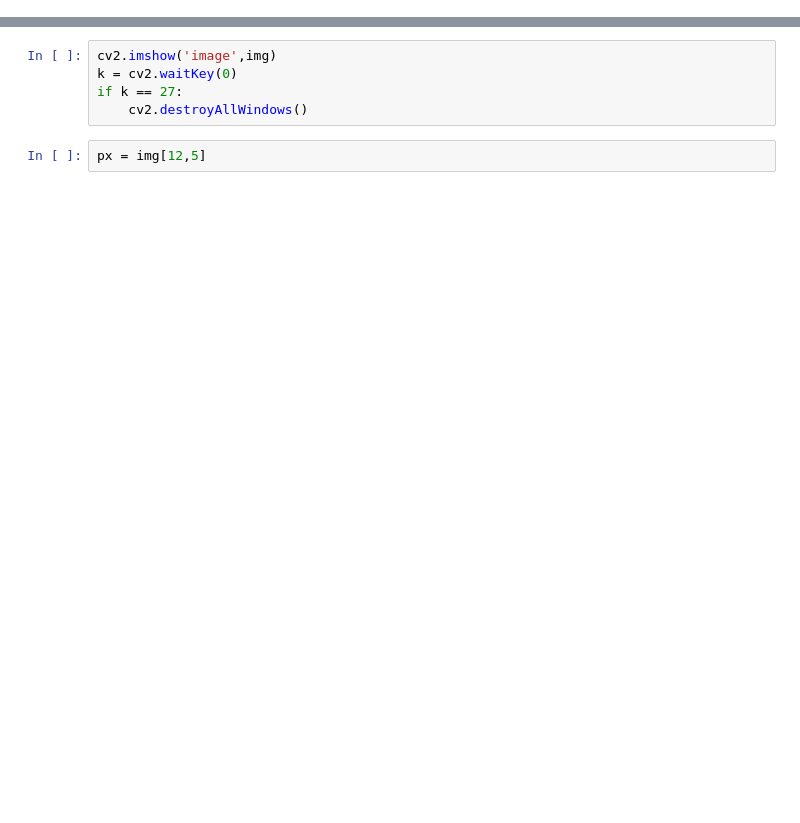
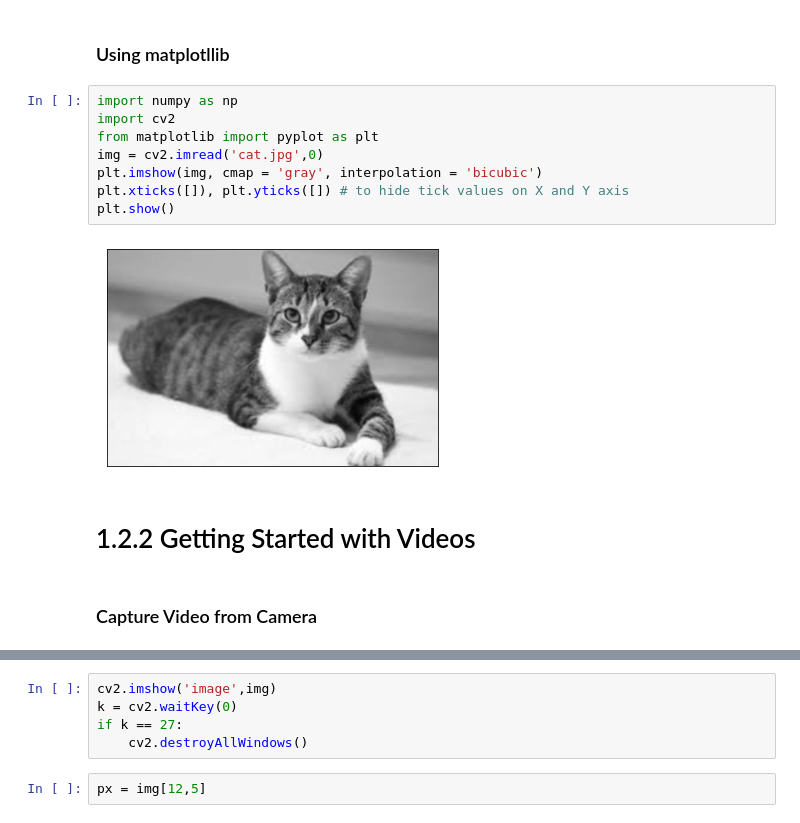
Before and after one commit to ParkJooHong/ComputerVison2020, a Jupyter notebook: chap12.ipynb, the cells around one changed output, grey strips where cells are left out. Drawn from its saved outputs; the diff is of its cells as text; blank space fills up the shorter version.

```diff
--- a/chap12.ipynb
+++ b/chap12.ipynb
@@ -4,0 +35,16 @@ img = cv2.imread('sky.jpg')
+# %% [markdown]
+### Using matplotllib
+# %%
+import numpy as np
+import cv2
+from matplotlib import pyplot as plt
+img = cv2.imread('cat.jpg',0)
+plt.imshow(img, cmap = 'gray', interpolation = 'bicubic')
+plt.xticks([]), plt.yticks([]) # to hide tick values on X and Y axis
+plt.show()
+# %% [output]
+[figure, added]
+# %% [markdown]
+# 1.2.2 Getting Started with Videos
+# %% [markdown]
+### Capture Video from Camera
```
Also changed, not shown: parts of 28 cells of this notebook.
